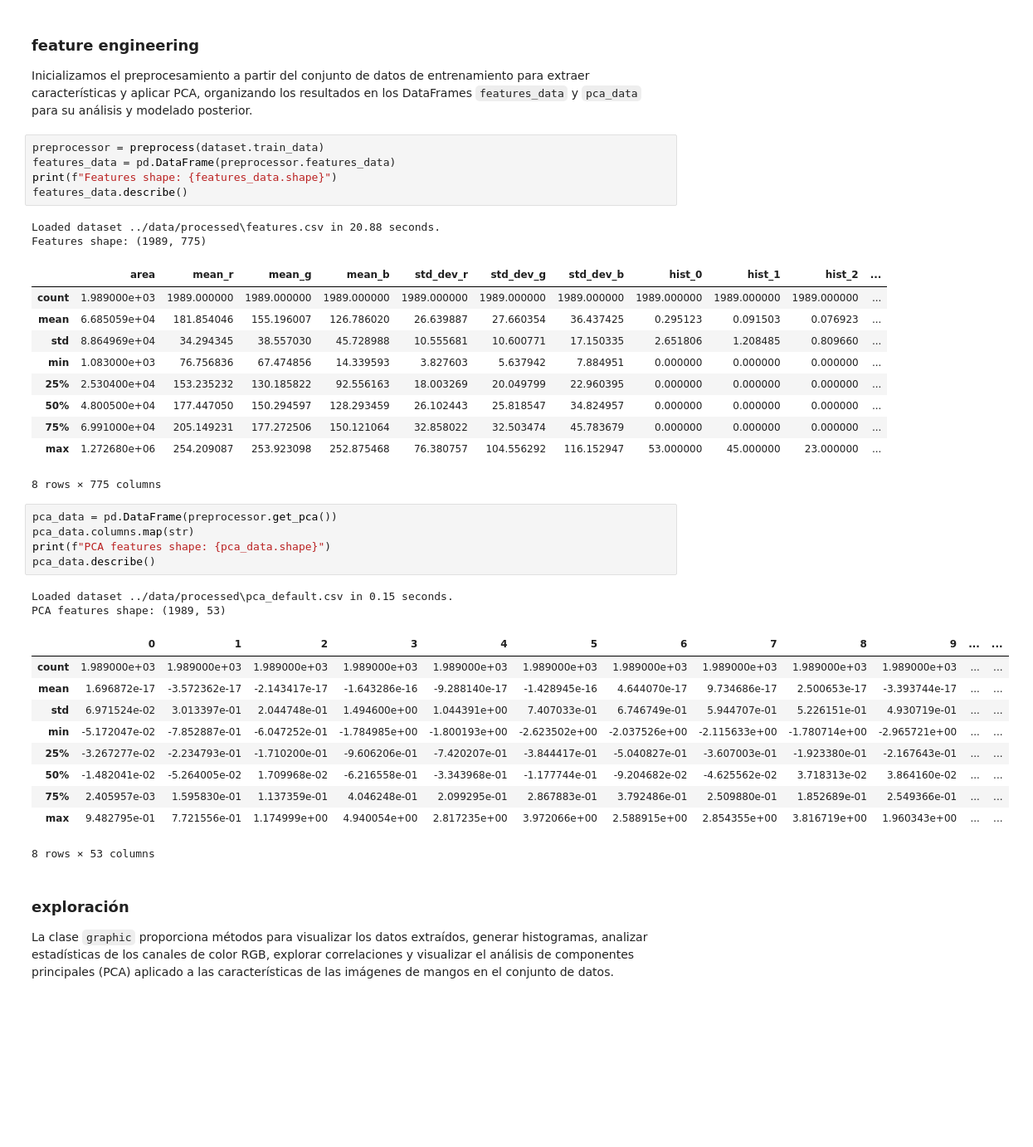
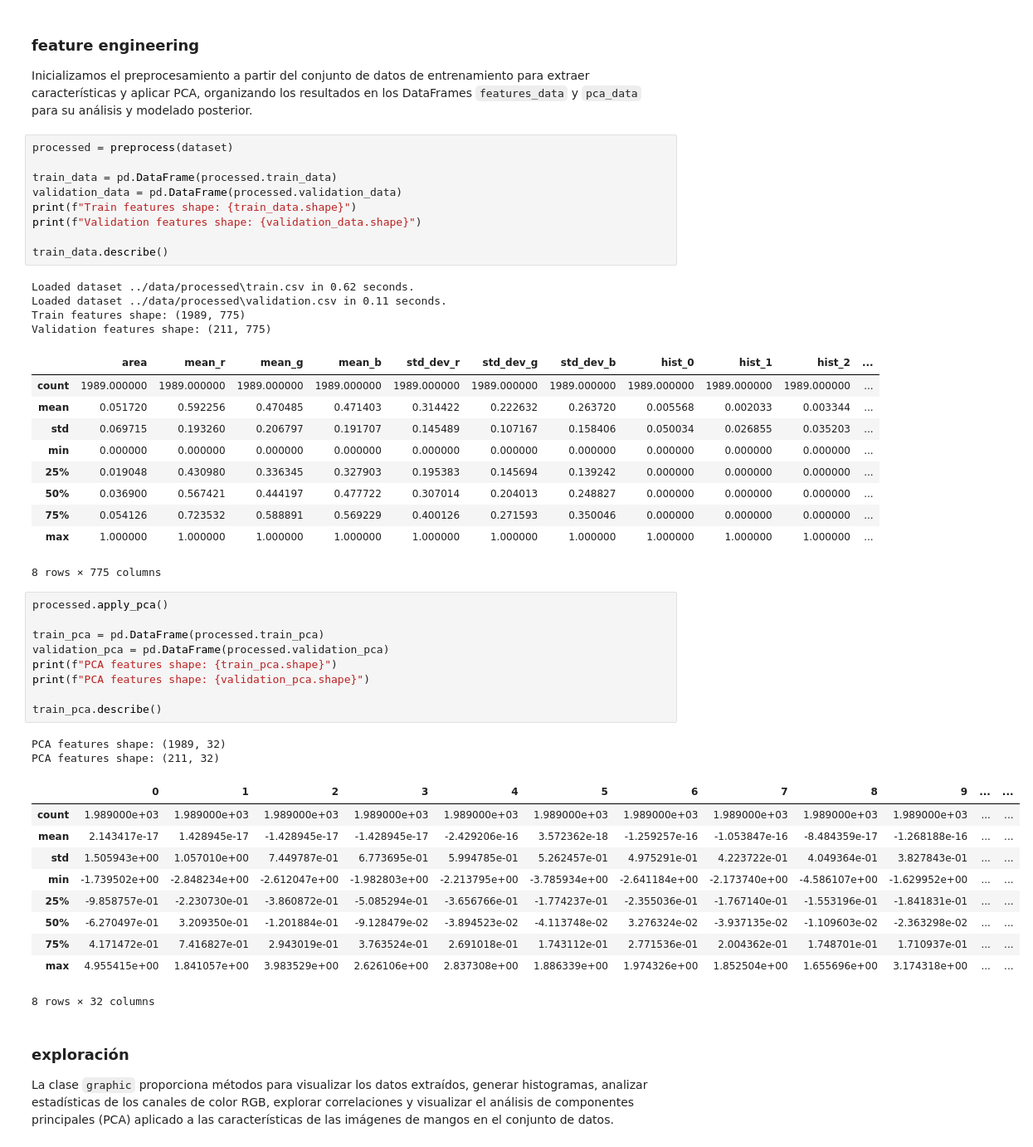
Before and after one commit to dejesusbg/mangifera, a Jupyter notebook: notebooks/mangifera.ipynb, the cells around one changed output. Shown at 83% size. Drawn from its saved outputs; the diff is of its cells as text; blank space fills up the shorter version.

```diff
--- a/notebooks/mangifera.ipynb
+++ b/notebooks/mangifera.ipynb
@@ -38,41 +40,51 @@ Train dataset shape: (1989, 2)
 
 Inicializamos el preprocesamiento a partir del conjunto de datos de entrenamiento para extraer características y aplicar PCA, organizando los resultados en los DataFrames `features_data` y `pca_data` para su análisis y modelado posterior.
 # %%
-preprocessor = preprocess(dataset.train_data)
-features_data = pd.DataFrame(preprocessor.features_data)
-print(f"Features shape: {features_data.shape}")
-features_data.describe()
+processed = preprocess(dataset)
+
+train_data = pd.DataFrame(processed.train_data)
+validation_data = pd.DataFrame(processed.validation_data)
+print(f"Train features shape: {train_data.shape}")
+print(f"Validation features shape: {validation_data.shape}")
+
+train_data.describe()
 # %% [output]
-Loaded dataset ../data/processed\features.csv in 20.88 seconds.
-Features shape: (1989, 775)
+Loaded dataset ../data/processed\train.csv in 0.62 seconds.
+Loaded dataset ../data/processed\validation.csv in 0.11 seconds.
+Train features shape: (1989, 775)
+Validation features shape: (211, 775)
 |  | area | mean_r | mean_g | mean_b | std_dev_r | std_dev_g | std_dev_b | hist_0 | hist_1 | hist_2 | ... |
-| count | 1.989000e+03 | 1989.000000 | 1989.000000 | 1989.000000 | 1989.000000 | 1989.000000 | 1989.000000 | 1989.000000 | 1989.000000 | 1989.000000 | ... |
-| mean | 6.685059e+04 | 181.854046 | 155.196007 | 126.786020 | 26.639887 | 27.660354 | 36.437425 | 0.295123 | 0.091503 | 0.076923 | ... |
-| std | 8.864969e+04 | 34.294345 | 38.557030 | 45.728988 | 10.555681 | 10.600771 | 17.150335 | 2.651806 | 1.208485 | 0.809660 | ... |
-| min | 1.083000e+03 | 76.756836 | 67.474856 | 14.339593 | 3.827603 | 5.637942 | 7.884951 | 0.000000 | 0.000000 | 0.000000 | ... |
-| 25% | 2.530400e+04 | 153.235232 | 130.185822 | 92.556163 | 18.003269 | 20.049799 | 22.960395 | 0.000000 | 0.000000 | 0.000000 | ... |
-| 50% | 4.800500e+04 | 177.447050 | 150.294597 | 128.293459 | 26.102443 | 25.818547 | 34.824957 | 0.000000 | 0.000000 | 0.000000 | ... |
-| 75% | 6.991000e+04 | 205.149231 | 177.272506 | 150.121064 | 32.858022 | 32.503474 | 45.783679 | 0.000000 | 0.000000 | 0.000000 | ... |
-| max | 1.272680e+06 | 254.209087 | 253.923098 | 252.875468 | 76.380757 | 104.556292 | 116.152947 | 53.000000 | 45.000000 | 23.000000 | ... |
+| count | 1989.000000 | 1989.000000 | 1989.000000 | 1989.000000 | 1989.000000 | 1989.000000 | 1989.000000 | 1989.000000 | 1989.000000 | 1989.000000 | ... |
+| mean | 0.051720 | 0.592256 | 0.470485 | 0.471403 | 0.314422 | 0.222632 | 0.263720 | 0.005568 | 0.002033 | 0.003344 | ... |
+| std | 0.069715 | 0.193260 | 0.206797 | 0.191707 | 0.145489 | 0.107167 | 0.158406 | 0.050034 | 0.026855 | 0.035203 | ... |
+| min | 0.000000 | 0.000000 | 0.000000 | 0.000000 | 0.000000 | 0.000000 | 0.000000 | 0.000000 | 0.000000 | 0.000000 | ... |
+| 25% | 0.019048 | 0.430980 | 0.336345 | 0.327903 | 0.195383 | 0.145694 | 0.139242 | 0.000000 | 0.000000 | 0.000000 | ... |
+| 50% | 0.036900 | 0.567421 | 0.444197 | 0.477722 | 0.307014 | 0.204013 | 0.248827 | 0.000000 | 0.000000 | 0.000000 | ... |
+| 75% | 0.054126 | 0.723532 | 0.588891 | 0.569229 | 0.400126 | 0.271593 | 0.350046 | 0.000000 | 0.000000 | 0.000000 | ... |
+| max | 1.000000 | 1.000000 | 1.000000 | 1.000000 | 1.000000 | 1.000000 | 1.000000 | 1.000000 | 1.000000 | 1.000000 | ... |
 8 rows × 775 columns
 # %%
-pca_data = pd.DataFrame(preprocessor.get_pca())
-pca_data.columns.map(str)
-print(f"PCA features shape: {pca_data.shape}")
-pca_data.describe()
+processed.apply_pca()
+
+train_pca = pd.DataFrame(processed.train_pca)
+validation_pca = pd.DataFrame(processed.validation_pca)
+print(f"PCA features shape: {train_pca.shape}")
+print(f"PCA features shape: {validation_pca.shape}")
+
+train_pca.describe()
 # %% [output]
-Loaded dataset ../data/processed\pca_default.csv in 0.15 seconds.
-PCA features shape: (1989, 53)
+PCA features shape: (1989, 32)
+PCA features shape: (211, 32)
 |  | 0 | 1 | 2 | 3 | 4 | 5 | 6 | 7 | 8 | 9 | ... | ... |
 | count | 1.989000e+03 | 1.989000e+03 | 1.989000e+03 | 1.989000e+03 | 1.989000e+03 | 1.989000e+03 | 1.989000e+03 | 1.989000e+03 | 1.989000e+03 | 1.989000e+03 | ... | ... |
-| mean | 1.696872e-17 | -3.572362e-17 | -2.143417e-17 | -1.643286e-16 | -9.288140e-17 | -1.428945e-16 | 4.644070e-17 | 9.734686e-17 | 2.500653e-17 | -3.393744e-17 | ... | ... |
-| std | 6.971524e-02 | 3.013397e-01 | 2.044748e-01 | 1.494600e+00 | 1.044391e+00 | 7.407033e-01 | 6.746749e-01 | 5.944707e-01 | 5.226151e-01 | 4.930719e-01 | ... | ... |
-| min | -5.172047e-02 | -7.852887e-01 | -6.047252e-01 | -1.784985e+00 | -1.800193e+00 | -2.623502e+00 | -2.037526e+00 | -2.115633e+00 | -1.780714e+00 | -2.965721e+00 | ... | ... |
-| 25% | -3.267277e-02 | -2.234793e-01 | -1.710200e-01 | -9.606206e-01 | -7.420207e-01 | -3.844417e-01 | -5.040827e-01 | -3.607003e-01 | -1.923380e-01 | -2.167643e-01 | ... | ... |
-| 50% | -1.482041e-02 | -5.264005e-02 | 1.709968e-02 | -6.216558e-01 | -3.343968e-01 | -1.177744e-01 | -9.204682e-02 | -4.625562e-02 | 3.718313e-02 | 3.864160e-02 | ... | ... |
-| 75% | 2.405957e-03 | 1.595830e-01 | 1.137359e-01 | 4.046248e-01 | 2.099295e-01 | 2.867883e-01 | 3.792486e-01 | 2.509880e-01 | 1.852689e-01 | 2.549366e-01 | ... | ... |
-| max | 9.482795e-01 | 7.721556e-01 | 1.174999e+00 | 4.940054e+00 | 2.817235e+00 | 3.972066e+00 | 2.588915e+00 | 2.854355e+00 | 3.816719e+00 | 1.960343e+00 | ... | ... |
+| mean | 2.143417e-17 | 1.428945e-17 | -1.428945e-17 | -1.428945e-17 | -2.429206e-16 | 3.572362e-18 | -1.259257e-16 | -1.053847e-16 | -8.484359e-17 | -1.268188e-16 | ... | ... |
+| std | 1.505943e+00 | 1.057010e+00 | 7.449787e-01 | 6.773695e-01 | 5.994785e-01 | 5.262457e-01 | 4.975291e-01 | 4.223722e-01 | 4.049364e-01 | 3.827843e-01 | ... | ... |
+| min | -1.739502e+00 | -2.848234e+00 | -2.612047e+00 | -1.982803e+00 | -2.213795e+00 | -3.785934e+00 | -2.641184e+00 | -2.173740e+00 | -4.586107e+00 | -1.629952e+00 | ... | ... |
+| 25% | -9.858757e-01 | -2.230730e-01 | -3.860872e-01 | -5.085294e-01 | -3.656766e-01 | -1.774237e-01 | -2.355036e-01 | -1.767140e-01 | -1.553196e-01 | -1.841831e-01 | ... | ... |
+| 50% | -6.270497e-01 | 3.209350e-01 | -1.201884e-01 | -9.128479e-02 | -3.894523e-02 | -4.113748e-02 | 3.276324e-02 | -3.937135e-02 | -1.109603e-02 | -2.363298e-02 | ... | ... |
+| 75% | 4.171472e-01 | 7.416827e-01 | 2.943019e-01 | 3.763524e-01 | 2.691018e-01 | 1.743112e-01 | 2.771536e-01 | 2.004362e-01 | 1.748701e-01 | 1.710937e-01 | ... | ... |
+| max | 4.955415e+00 | 1.841057e+00 | 3.983529e+00 | 2.626106e+00 | 2.837308e+00 | 1.886339e+00 | 1.974326e+00 | 1.852504e+00 | 1.655696e+00 | 3.174318e+00 | ... | ... |
-8 rows × 53 columns
+8 rows × 32 columns
 # %% [markdown]
 ### exploración
 
```
Also changed, not shown: parts of 5 cells of this notebook, 4 other files.
